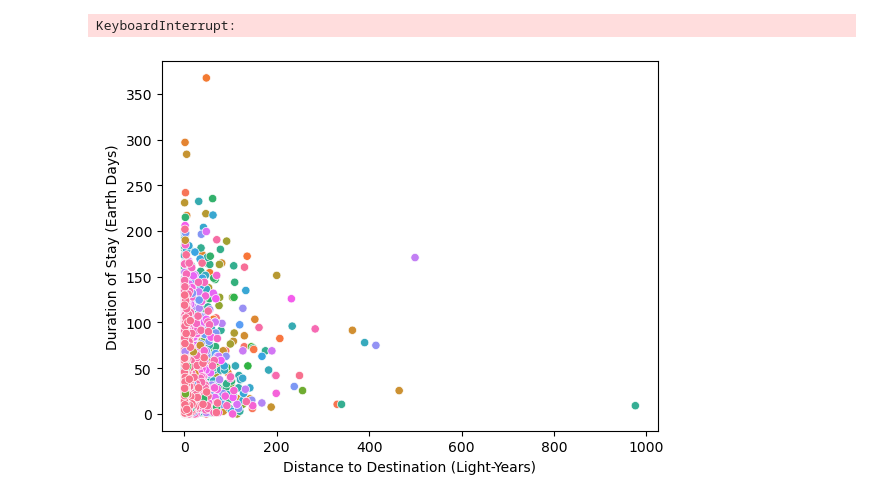
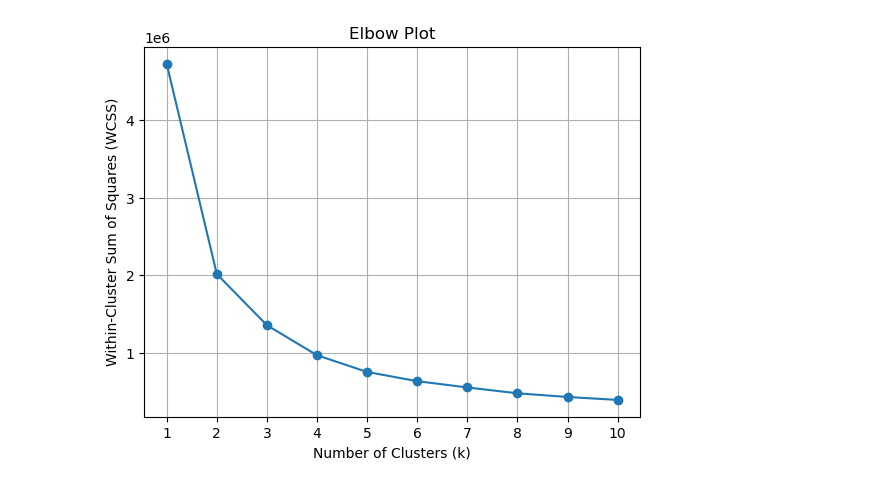
Before and after one commit to ZachMajernik/DataScience2, a Jupyter notebook: Launch&ExitTickets/ExitTicket_3-5.ipynb, the cells around one changed output. Cells and saved outputs as stored; diff of their text form; code cells hidden in the pictures.

```diff
--- a/Launch&ExitTickets/ExitTicket_3-5.ipynb
+++ b/Launch&ExitTickets/ExitTicket_3-5.ipynb
@@ -39,6 +44,19 @@ plt.show()
-# %%
-sns.scatterplot(data=df, x='Distance to Destination (Light-Years)', y='Duration of Stay (Earth Days)', hue='Star System')
-plt.show()
-# %% [output]
-KeyboardInterrupt:
-[figure, removed]
+# %%
+data = df[['Age', 'Customer Satisfaction Score']].values
+
+wcss = []
+
+for k in range(1, 11):
+    kmeans = KMeans(n_clusters=k)
+    kmeans.fit(data)
+    wcss.append(kmeans.inertia_)
+
+plt.plot(range(1, 11), wcss, marker='o')
+plt.title('Elbow Plot')
+plt.xlabel('Number of Clusters (k)')
+plt.ylabel('Within-Cluster Sum of Squares (WCSS)')
+plt.xticks(range(1, 11))
+plt.grid(True)
+plt.show()
+# %% [output]
+[figure, added]
```
Also changed, not shown: parts of 9 cells of this notebook.
